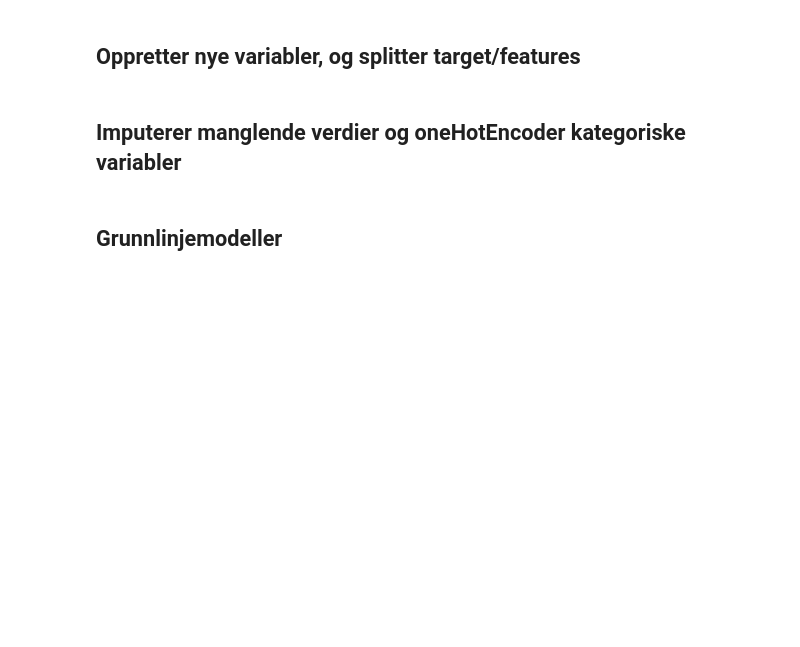
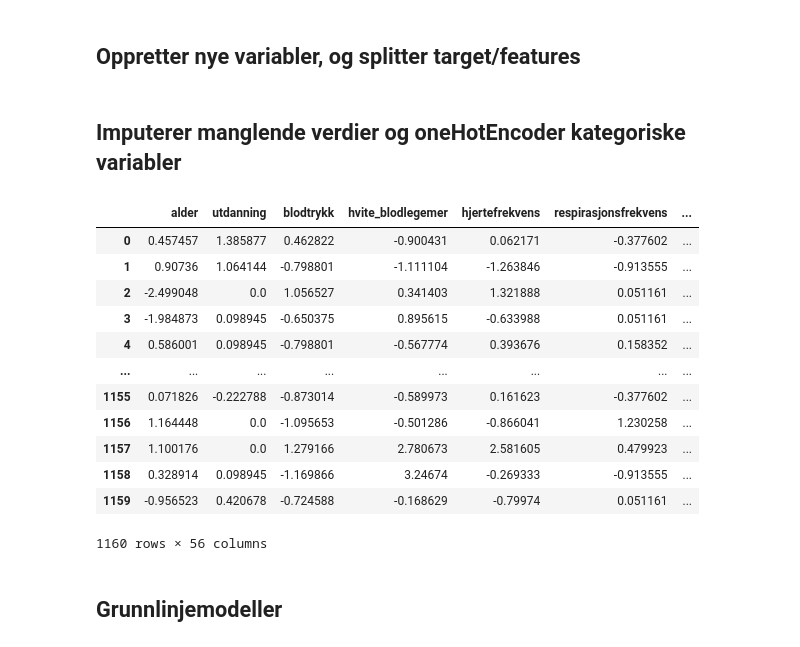
Before and after one commit to JakobBerg-Projects/Data-Science-Sykehusopphold, a Jupyter notebook: src/imputering og modellering.ipynb, the cells around one changed output. Cells and saved outputs as stored; diff of their text form; code cells hidden in the pictures; blank space fills up the shorter version.

```diff
--- a/src/imputering og modellering.ipynb
+++ b/src/imputering og modellering.ipynb
@@ -71,7 +71,7 @@ X_val_classification, _, _, y_val = prepare_data_for_death_classification(val_df
 X_test_classification, _, _, y_test = prepare_data_for_death_classification(test_df)
 
 # Set up ColumnTransformer and classification pipeline
-preprocessor = get_col_transformer(numeric_cols, categorical_cols)
+preprocessor = get_col_transformer(numeric_cols, categorical_cols, passthrough_cols=['demens'])
 classification_pipeline = Pipeline(steps=[
     ('preprocessor', preprocessor),
     ('classifier', RandomForestClassifier(random_state=42))
@@ -141,6 +143,22 @@ feature_names = list(numeric_feature_names) + list(categorical_feature_names)
 X_train_imputed = pd.DataFrame(X_train_imputed, columns=feature_names)
 X_val_imputed = pd.DataFrame(X_val_imputed, columns=feature_names)
 X_test_imputed = pd.DataFrame(X_test_imputed, columns=feature_names)
+# %%
+X_val_imputed
+# %% [output]
+|  | alder | utdanning | blodtrykk | hvite_blodlegemer | hjertefrekvens | respirasjonsfrekvens | ... |
+| 0 | 0.457457 | 1.385877 | 0.462822 | -0.900431 | 0.062171 | -0.377602 | ... |
+| 1 | 0.90736 | 1.064144 | -0.798801 | -1.111104 | -1.263846 | -0.913555 | ... |
+| 2 | -2.499048 | 0.0 | 1.056527 | 0.341403 | 1.321888 | 0.051161 | ... |
+| 3 | -1.984873 | 0.098945 | -0.650375 | 0.895615 | -0.633988 | 0.051161 | ... |
+| 4 | 0.586001 | 0.098945 | -0.798801 | -0.567774 | 0.393676 | 0.158352 | ... |
+| ... | ... | ... | ... | ... | ... | ... | ... |
+| 1155 | 0.071826 | -0.222788 | -0.873014 | -0.589973 | 0.161623 | -0.377602 | ... |
+| 1156 | 1.164448 | 0.0 | -1.095653 | -0.501286 | -0.866041 | 1.230258 | ... |
+| 1157 | 1.100176 | 0.0 | 1.279166 | 2.780673 | 2.581605 | 0.479923 | ... |
+| 1158 | 0.328914 | 0.098945 | -1.169866 | 3.24674 | -0.269333 | -0.913555 | ... |
+| 1159 | -0.956523 | 0.420678 | -0.724588 | -0.168629 | -0.79974 | 0.051161 | ... |
+1160 rows × 56 columns
 # %% [markdown]
 ## Grunnlinjemodeller
 # %%
```
Also changed, not shown: parts of 21 cells of this notebook, 3 other files.
